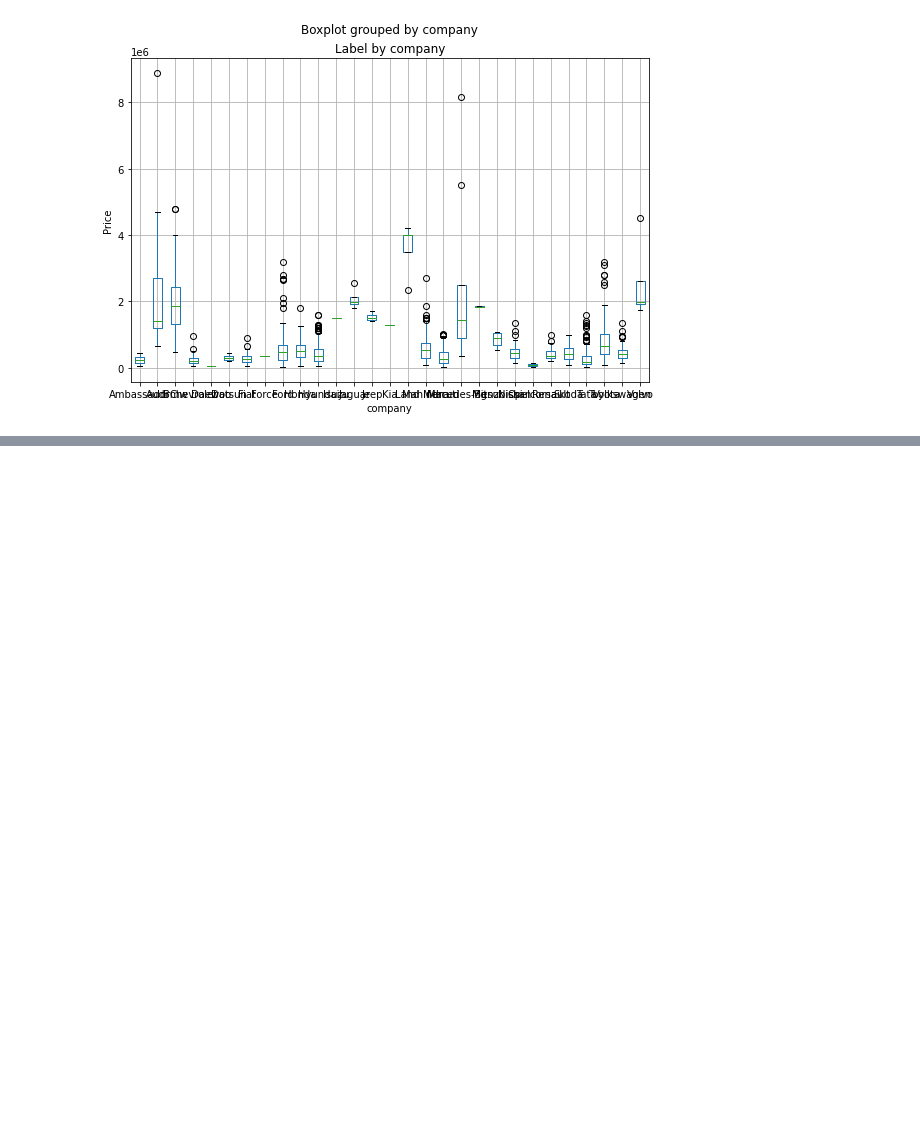
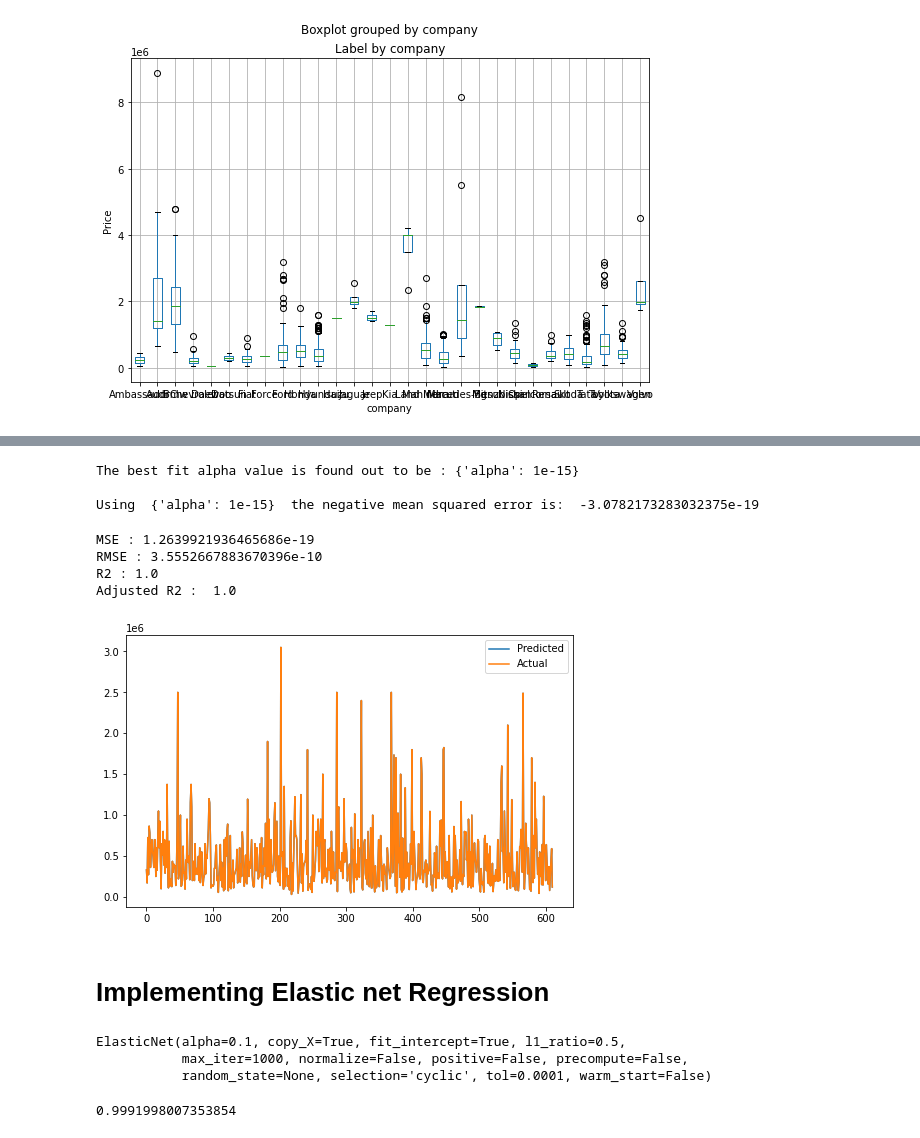
Before and after one commit to rajeshmore1/Linear-Regression-Car-Dekho-Data-, a Jupyter notebook: Rajesh_More_Self_Project_Copy_of_M3W1_Self_Project_Linear_Regression.ipynb, the cells around one changed output, grey strips where cells are left out. Saved outputs shown, nothing was run; the diff lists cells and outputs as text; code cells hidden in the pictures; blank space fills up the shorter version.

```diff
--- a/Rajesh_More_Self_Project_Copy_of_M3W1_Self_Project_Linear_Regression.ipynb
+++ b/Rajesh_More_Self_Project_Copy_of_M3W1_Self_Project_Linear_Regression.ipynb
@@ -410,0 +659,4 @@ plt.show()
+# %%
+from sklearn.linear_model import Ridge
+
+ridge  = Ridge(alpha=0.1)
@@ -410,0 +691,6 @@ plt.show()
+# %%
+# Hyperprarameter tuning
+ridge = Ridge()
+parameters = {'alpha': [1e-15,1e-10,1e-8,1e-5,1e-4,1e-3,1e-2,1,5,10,20,30,40,45,50,55,60,100]}
+ridge_regressor = GridSearchCV(ridge, parameters, scoring='neg_mean_squared_error', cv=3)
+ridge_regressor.fit(X_train,y_train)
@@ -410,0 +708,35 @@ plt.show()
+# %%
+print("The best fit alpha value is found out to be :" ,ridge_regressor.best_params_)
+print("\nUsing ",ridge_regressor.best_params_, " the negative mean squared error is: ", ridge_regressor.best_score_)
+# %% [output]
+The best fit alpha value is found out to be : {'alpha': 1e-15}
+
+Using  {'alpha': 1e-15}  the negative mean squared error is:  -3.0782173283032375e-19
+# %%
+#Model Prediction
+y_pred_ridge = ridge_regressor.predict(X_test)
+# %%
+MSE  = mean_squared_error((y_test),(y_pred_ridge))
+print("MSE :" , MSE)
+
+RMSE = np.sqrt(MSE)
+print("RMSE :" ,RMSE)
+
+r2 = r2_score((y_test),(y_pred_ridge))
+print("R2 :" ,r2)
+print("Adjusted R2 : ",1-(1-r2_score((y_test),(y_pred_ridge)))*((X_test.shape[0]-1)/(X_test.shape[0]-X_test.shape[1]-1)))
+# %% [output]
+MSE : 1.2639921936465686e-19
+RMSE : 3.5552667883670396e-10
+R2 : 1.0
+Adjusted R2 :  1.0
+# %%
+plt.figure(figsize=(8,5))
+plt.plot((y_pred_ridge))
+plt.plot((np.array(y_test)))
+plt.legend(["Predicted","Actual"])
+plt.show()
+# %% [output]
+[figure, added]
+# %% [markdown]
+# <b> Implementing Elastic net Regression
@@ -410,0 +748,10 @@ plt.show()
+# %%
+elasticnet.fit(X_train,y_train)
+# %% [output]
+ElasticNet(alpha=0.1, copy_X=True, fit_intercept=True, l1_ratio=0.5,
+           max_iter=1000, normalize=False, positive=False, precompute=False,
+           random_state=None, selection='cyclic', tol=0.0001, warm_start=False)
+# %%
+elasticnet.score(X_train, y_train)
+# %% [output]
+0.9991998007353854
```
Also changed, not shown: parts of 61 cells of this notebook.
